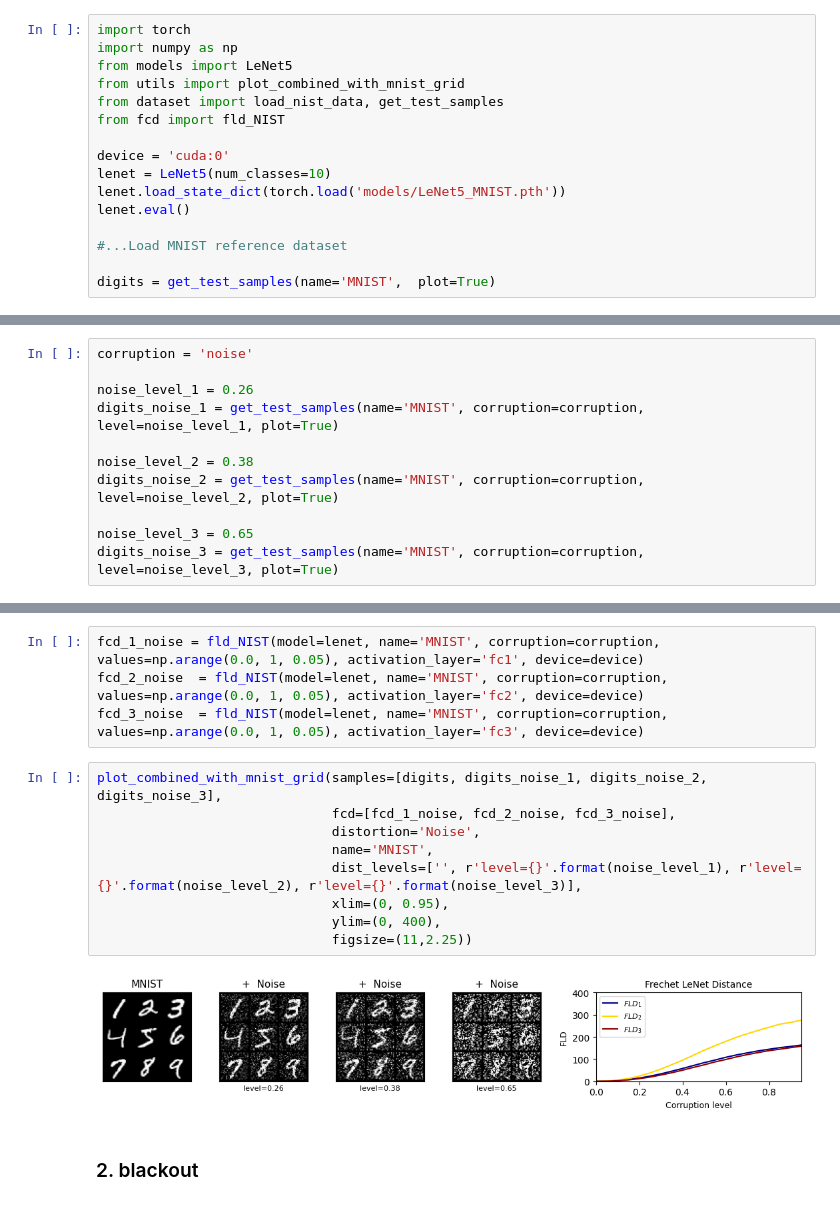
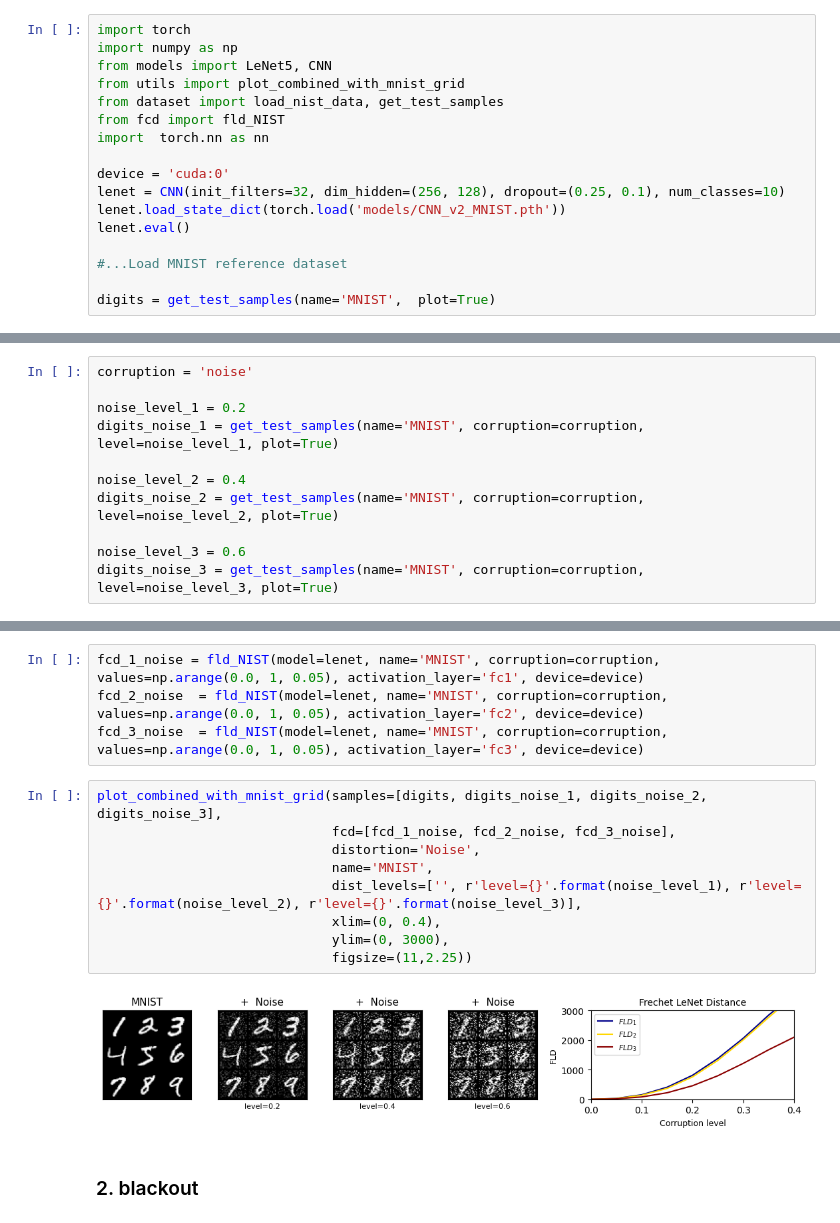
Before and after one commit to dfaroughy/FID-MNIST, a Jupyter notebook: example_MNIST.ipynb, the cells around one changed output, grey strips where cells are left out. Saved outputs shown, nothing was run; the diff lists cells and outputs as text.

```diff
--- a/example_MNIST.ipynb
+++ b/example_MNIST.ipynb
@@ -3,14 +3,15 @@
 # %%
 import torch
 import numpy as np
-from models import LeNet5
+from models import LeNet5, CNN
 from utils import plot_combined_with_mnist_grid
 from dataset import load_nist_data, get_test_samples
 from fcd import fld_NIST
+import  torch.nn as nn
 
 device = 'cuda:0'
-lenet = LeNet5(num_classes=10)
-lenet.load_state_dict(torch.load('models/LeNet5_MNIST.pth'))
+lenet = CNN(init_filters=32, dim_hidden=(256, 128), dropout=(0.25, 0.1), num_classes=10)
+lenet.load_state_dict(torch.load('models/CNN_v2_MNIST.pth'))
 lenet.eval()
 
 #...Load MNIST reference dataset
@@ -29,12 +30,12 @@ features out of the last layer (third layer) has a better separation power accro
 # %%
 corruption = 'noise'
 
-noise_level_1 = 0.26
+noise_level_1 = 0.2
 digits_noise_1 = get_test_samples(name='MNIST', corruption=corruption, level=noise_level_1, plot=True)
 
-noise_level_2 = 0.38
+noise_level_2 = 0.4
 digits_noise_2 = get_test_samples(name='MNIST', corruption=corruption, level=noise_level_2, plot=True)
 
-noise_level_3 = 0.65
+noise_level_3 = 0.6
 digits_noise_3 = get_test_samples(name='MNIST', corruption=corruption, level=noise_level_3, plot=True)
 # %% [output]
@@ -48,14 +49,14 @@ fcd_3_noise  = fld_NIST(model=lenet, name='MNIST', corruption=corruption, values
 # %%
 plot_combined_with_mnist_grid(samples=[digits, digits_noise_1, digits_noise_2, digits_noise_3],
                               fcd=[fcd_1_noise, fcd_2_noise, fcd_3_noise],
                               distortion='Noise',
                               name='MNIST',
                               dist_levels=['', r'level={}'.format(noise_level_1), r'level={}'.format(noise_level_2), r'level={}'.format(noise_level_3)],
-                              xlim=(0, 0.95),
-                              ylim=(0, 400),
+                              xlim=(0, 0.4),
+                              ylim=(0, 3000),
                               figsize=(11,2.25))
 # %% [output]
-[figure, old version]
+[figure, new version]
 # %% [markdown]
 ### 2. blackout
 # %%
```
Also changed, not shown: parts of 16 cells of this notebook, 11 other files.
